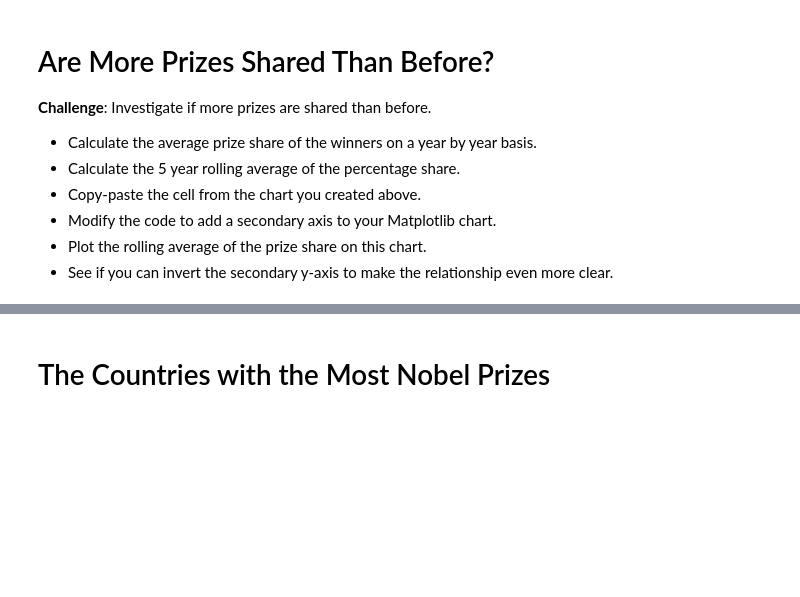
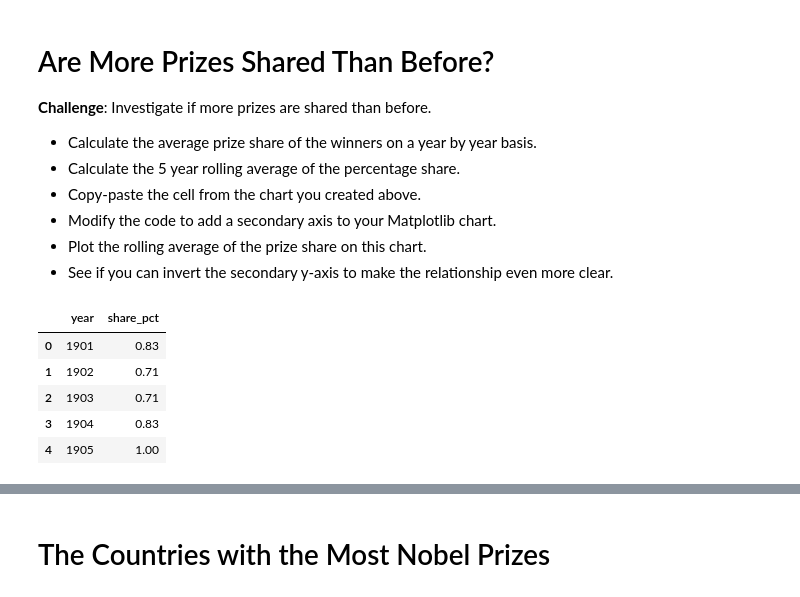
Before and after one commit to renankin/100-days-of-code, a Jupyter notebook: day-079/nobel-prize-analysis/Nobel_Prize_Analysis.ipynb, the cells around one changed output, grey strips where cells are left out. Saved outputs shown, nothing was run; the diff lists cells and outputs as text; code cells hidden in the pictures; blank space fills up the shorter version.

```diff
--- a/day-079/nobel-prize-analysis/Nobel_Prize_Analysis.ipynb
+++ b/day-079/nobel-prize-analysis/Nobel_Prize_Analysis.ipynb
@@ -317,3 +326,15 @@ plt.show()
 * Modify the code to add a secondary axis to your Matplotlib chart.
 * Plot the rolling average of the prize share on this chart.
 * See if you can invert the secondary y-axis to make the relationship even more clear.
+# %%
+yearly_avg_share = df_data.groupby(
+    "year", as_index=False).agg({"share_pct": pd.Series.mean})
+
+yearly_avg_share.head()
+# %% [output]
+|  | year | share_pct |
+| 0 | 1901 | 0.83 |
+| 1 | 1902 | 0.71 |
+| 2 | 1903 | 0.71 |
+| 3 | 1904 | 0.83 |
+| 4 | 1905 | 1.00 |
```
Also changed, not shown: parts of 5 cells of this notebook.
